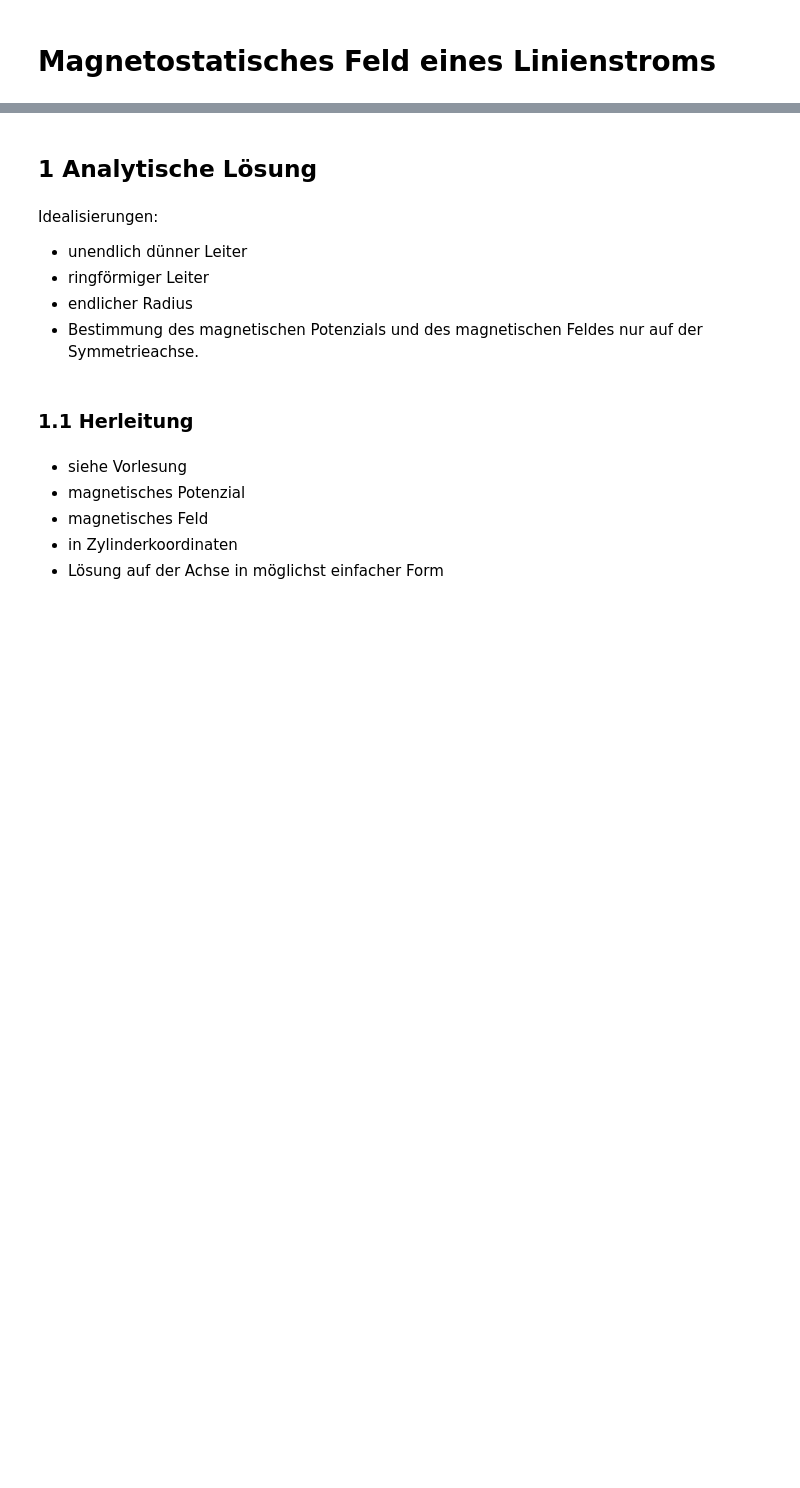
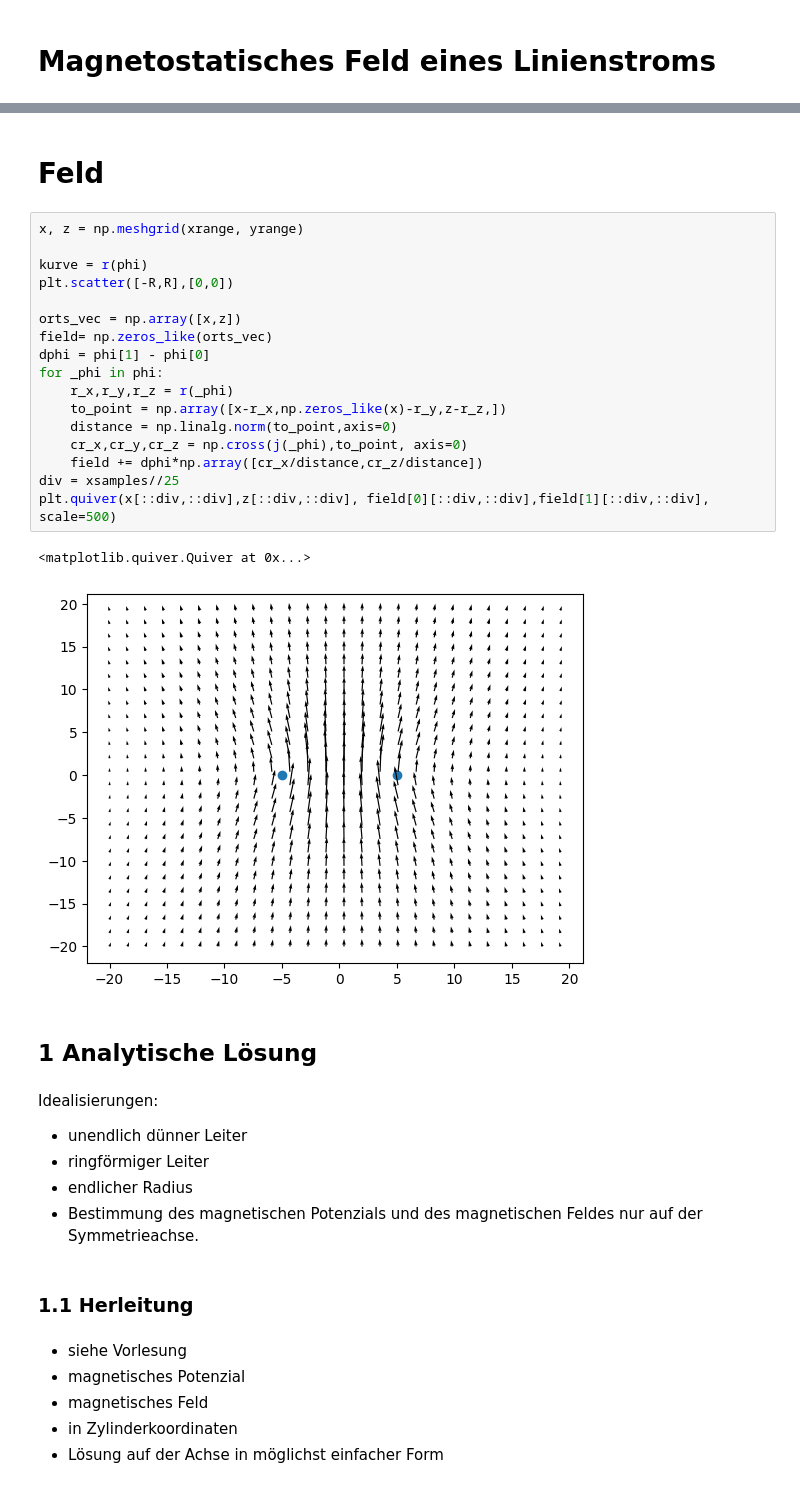
Before and after one commit to Raphael2b3/Uni, a Jupyter notebook: feldtheorie/Magnetostatisches Feld eines Linienstroms(2).ipynb, the cells around one changed output, grey strips where cells are left out. Cells and saved outputs as stored; diff of their text form; blank space fills up the shorter version.

```diff
--- a/feldtheorie/Magnetostatisches Feld eines Linienstroms(2).ipynb
+++ b/feldtheorie/Magnetostatisches Feld eines Linienstroms(2).ipynb
@@ -55,3 +80,25 @@ KeyboardInterrupt:
+# %% [markdown]
+# Feld
+# %%
+x, z = np.meshgrid(xrange, yrange)
+
+kurve = r(phi)
+plt.scatter([-R,R],[0,0])
+
+orts_vec = np.array([x,z])
+field= np.zeros_like(orts_vec)
+dphi = phi[1] - phi[0]
+for _phi in phi:
+    r_x,r_y,r_z = r(_phi)
+    to_point = np.array([x-r_x,np.zeros_like(x)-r_y,z-r_z,])
+    distance = np.linalg.norm(to_point,axis=0)
+    cr_x,cr_y,cr_z = np.cross(j(_phi),to_point, axis=0)
+    field += dphi*np.array([cr_x/distance,cr_z/distance])
+div = xsamples//25
+plt.quiver(x[::div,::div],z[::div,::div], field[0][::div,::div],field[1][::div,::div], scale=500)
+# %% [output]
+<matplotlib.quiver.Quiver at 0x...>
+[figure, added]
 # %% [markdown]
 ## 1 Analytische Lösung
 # %% [markdown]
```
Also changed, not shown: parts of 5 cells of this notebook.
